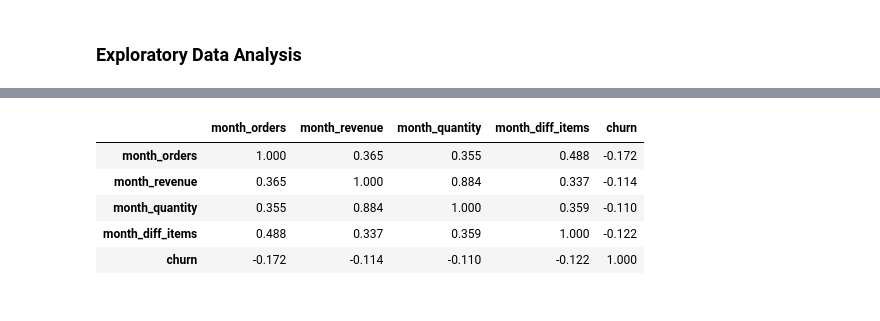
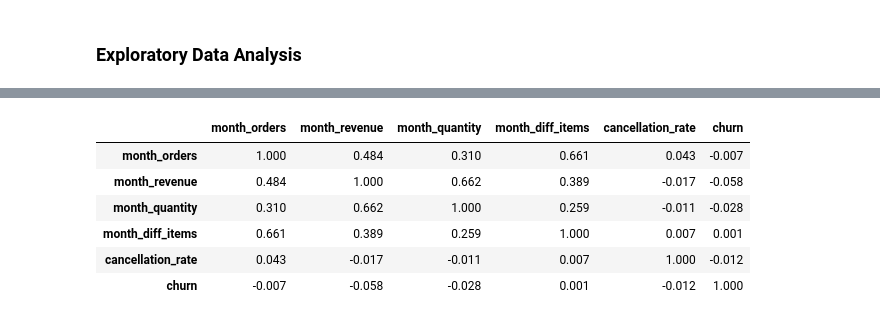
Before and after one commit to Break-Through-Tech/Amazon-1A-discovering-customer-lifecycle-states-and-behavioral-drift-for-early-churn-detection, a Jupyter notebook: notebooks/EDA.ipynb, the cells around one changed output, grey strips where cells are left out. Cells and saved outputs as stored; diff of their text form; code cells hidden in the pictures.

```diff
--- a/notebooks/EDA.ipynb
+++ b/notebooks/EDA.ipynb
@@ -157,3 +173,5 @@ monthly_data = df.groupby(['Customer ID', 'SnapshotMonth']).agg(
+# %%
+monthly_data['cancellation_rate'] = monthly_data['month_cancellations'] / monthly_data['month_orders']
 # %%
 min_period = monthly_data['SnapshotMonth'].min()
 max_period = monthly_data['SnapshotMonth'].max()
@@ -178,3 +211,14 @@ feature_table = feature_table.merge(monthly_data, on=['Customer ID', 'SnapshotMo
+# %%
+#handling churned customers
+first_churn = (
+    feature_table[feature_table['churn'] == 1]
+    .groupby('Customer ID')['SnapshotMonth']
+    .min()
+    .rename('first_churn_month')
+)
+
+feature_table = feature_table.merge(first_churn, on='Customer ID', how='left')
+feature_table = feature_table[feature_table['first_churn_month'].isna() | (feature_table['SnapshotMonth'] <= feature_table['first_churn_month'])].copy()
 # %%
 feature_table.head(190)
 # %% [output]
@@ -210,0 +238,16 @@ feature_table['churn'] = churn
+# %%
+#handling NaN
+feature_cols = [
+    'month_orders',
+    'month_revenue',
+    'month_quantity',
+    'month_diff_items',
+    'month_cancellations'
+]
+
+feature_table[feature_cols] = feature_table[feature_cols].fillna(0)
+# %%
+# removing helper column
+feature_table = feature_table.drop(
+    columns='first_churn_month'
+)
@@ -264,23 +324,25 @@ labeled_table.groupby('churn').mean(numeric_only=True)
 # %%
 # examine correlations between monthly features and churn
 eda_features = [
     'month_orders',
     'month_revenue',
     'month_quantity',
     'month_diff_items',
+    'cancellation_rate',
     'churn'
 ]
 
 correlation_matrix = labeled_table[eda_features].corr()
 
 correlation_matrix.round(3)
 # %% [output]
-|  | month_orders | month_revenue | month_quantity | month_diff_items | churn |
-| month_orders | 1.000 | 0.365 | 0.355 | 0.488 | -0.172 |
-| month_revenue | 0.365 | 1.000 | 0.884 | 0.337 | -0.114 |
-| month_quantity | 0.355 | 0.884 | 1.000 | 0.359 | -0.110 |
-| month_diff_items | 0.488 | 0.337 | 0.359 | 1.000 | -0.122 |
-| churn | -0.172 | -0.114 | -0.110 | -0.122 | 1.000 |
+|  | month_orders | month_revenue | month_quantity | month_diff_items | cancellation_rate | churn |
+| month_orders | 1.000 | 0.484 | 0.310 | 0.661 | 0.043 | -0.007 |
+| month_revenue | 0.484 | 1.000 | 0.662 | 0.389 | -0.017 | -0.058 |
+| month_quantity | 0.310 | 0.662 | 1.000 | 0.259 | -0.011 | -0.028 |
+| month_diff_items | 0.661 | 0.389 | 0.259 | 1.000 | 0.007 | 0.001 |
+| cancellation_rate | 0.043 | -0.017 | -0.011 | 0.007 | 1.000 | -0.012 |
+| churn | -0.007 | -0.058 | -0.028 | 0.001 | -0.012 | 1.000 |
 # %%
 # visualize correlations
 plt.figure(figsize=(8, 6))
```
Also changed, not shown: parts of 40 cells of this notebook.
